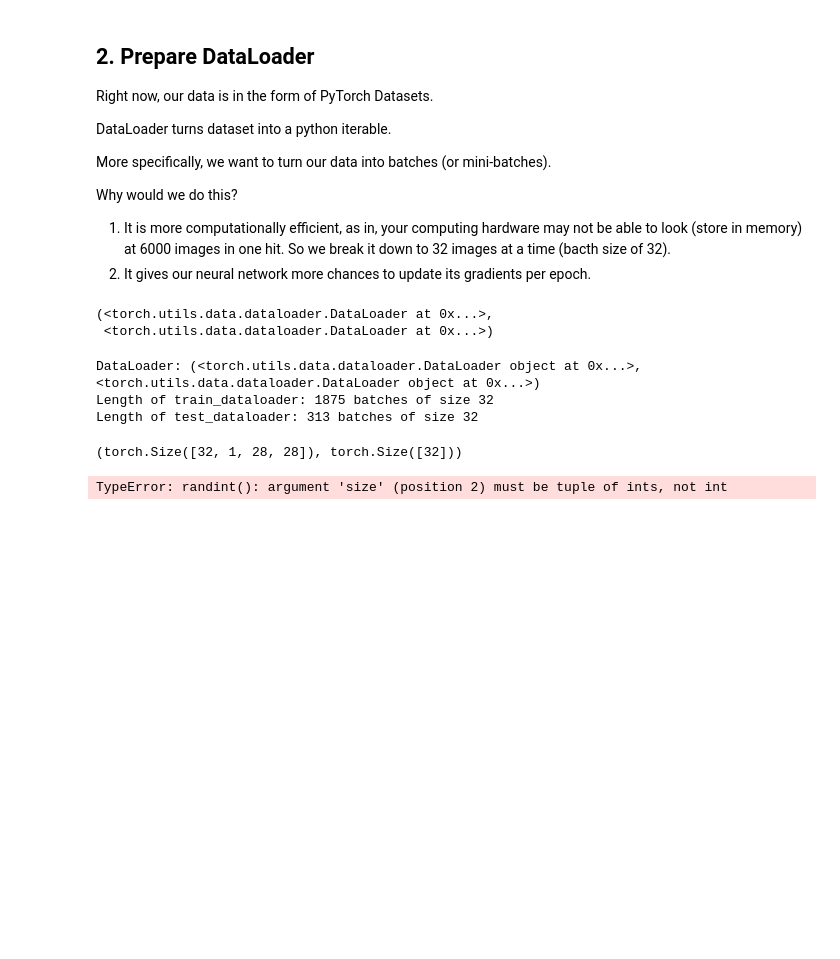
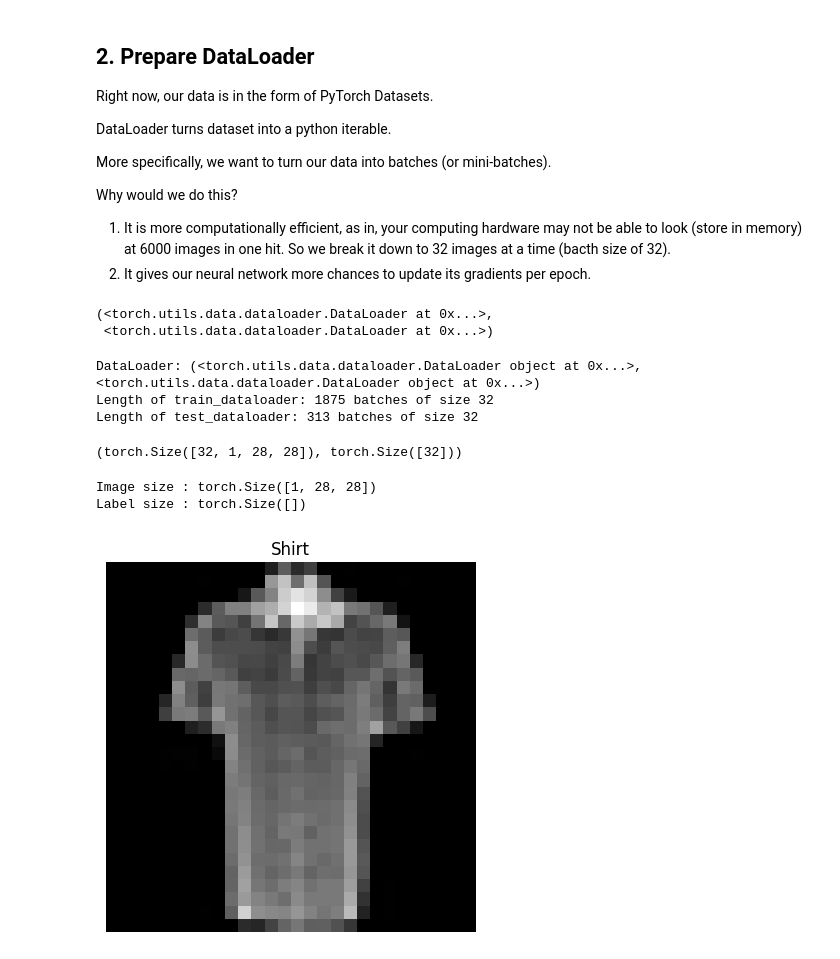
Before and after one commit to end-9214/codespaces-jupyter-Machine-learning-Beginner, a Jupyter notebook: notebooks/03_pytorch_computer_vision.ipynb, the cells around one changed output. Drawn from its saved outputs; the diff is of its cells as text; code cells hidden in the pictures; blank space fills up the shorter version.

```diff
--- a/notebooks/03_pytorch_computer_vision.ipynb
+++ b/notebooks/03_pytorch_computer_vision.ipynb
@@ -182,10 +182,12 @@ BATCH_SIZE = 32
 
 # Turn datasets into iterables (batches)
 train_dataloader = DataLoader(dataset=train_data,
-                               batch_size=BATCH_SIZE, shuffle=True)
+                               batch_size=BATCH_SIZE,
+                                 shuffle=True)
 
 test_dataloader = DataLoader(dataset=test_data,
-                              batch_size=BATCH_SIZE, shuffle=True)
+                              batch_size=BATCH_SIZE,
+                                shuffle=False)
 
 train_dataloader, test_dataloader
 # %% [output]
@@ -205,9 +207,17 @@ train_features_batch, train_labels_batch = next(iter(train_dataloader))
 train_features_batch.shape, train_labels_batch.shape
 # %% [output]
 (torch.Size([32, 1, 28, 28]), torch.Size([32]))
-# %%
-# Show a sample
-torch.manual_seed(42)
-random_idx = torch.randint(0,len(train_features_batch))
-# %% [output]
-TypeError: randint(): argument 'size' (position 2) must be tuple of ints, not int
+# %%
+# Show a sample
+torch.manual_seed(42)
+random_idx = torch.randint(0,len(train_features_batch),size=[1]).item()
+image, label = train_features_batch[random_idx], train_labels_batch[random_idx]
+plt.imshow(image.squeeze(), cmap="gray")
+plt.title(f"{class_names[label]}")
+plt.axis(False);
+print(f"Image size : {image.shape}")
+print(f"Label size : {label.shape}")
+# %% [output]
+Image size : torch.Size([1, 28, 28])
+Label size : torch.Size([])
+[figure, added]
```
